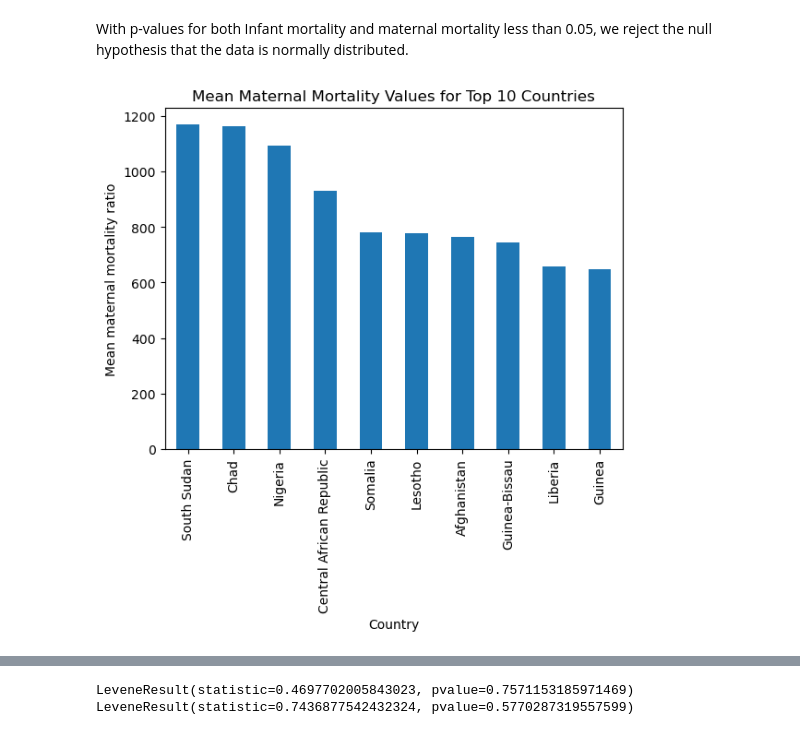
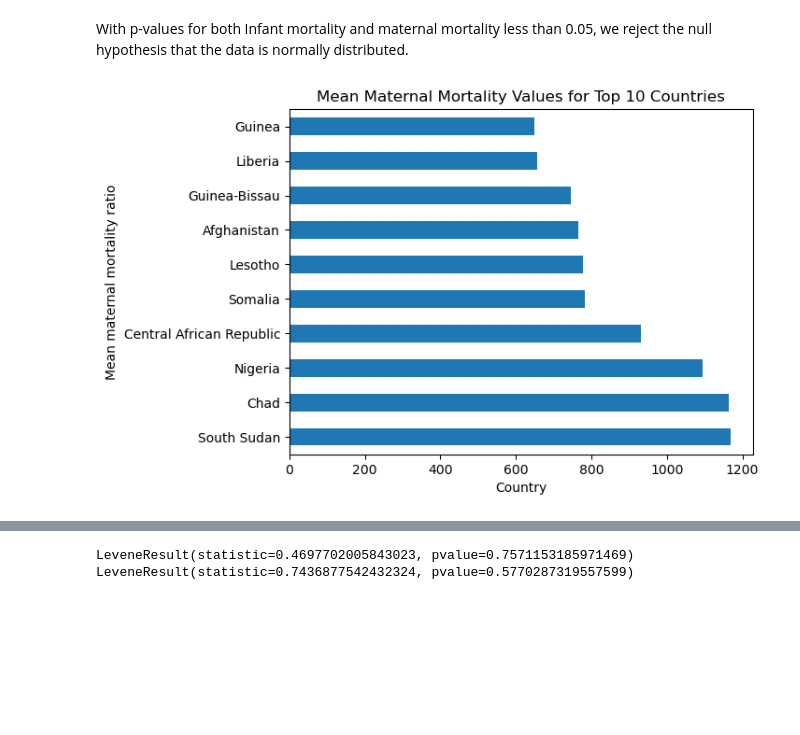
Before and after one commit to NsikanabasiMike/Inferential_Statistic_Demo, a Jupyter notebook: Inferential_Statistics_Demo.ipynb, the cells around one changed output, grey strips where cells are left out. Saved outputs shown, nothing was run; the diff lists cells and outputs as text; code cells hidden in the pictures; blank space fills up the shorter version.

```diff
--- a/Inferential_Statistics_Demo.ipynb
+++ b/Inferential_Statistics_Demo.ipynb
@@ -192,17 +192,17 @@ With p-values for both Infant mortality and maternal mortality less than 0.05, w
 # %%
 # Check mean Maternal Mortality Values for Top 10 Countries
 
 # Get top 10 maternal mortality countries
 top_10_mat_mor = maternal_mortality.groupby('Country')['Value'].mean().sort_values(ascending = False)[:10]
 
 # Plot a barchart
-top_10_mat_mor.plot(kind = 'bar');
+top_10_mat_mor.plot(kind = 'barh');
 plt.xlabel('Country');
 plt.ylabel('Mean maternal mortality ratio');
 plt.title('Mean Maternal Mortality Values for Top 10 Countries');
 plt.savefig('pic_2.png', bbox_inches = 'tight')
 # %% [output]
-[figure, old version]
+[figure, new version]
 # %%
 # Check mean infant mortality values for top 10 countries
 
```
Also changed, not shown: parts of 2 cells of this notebook.
